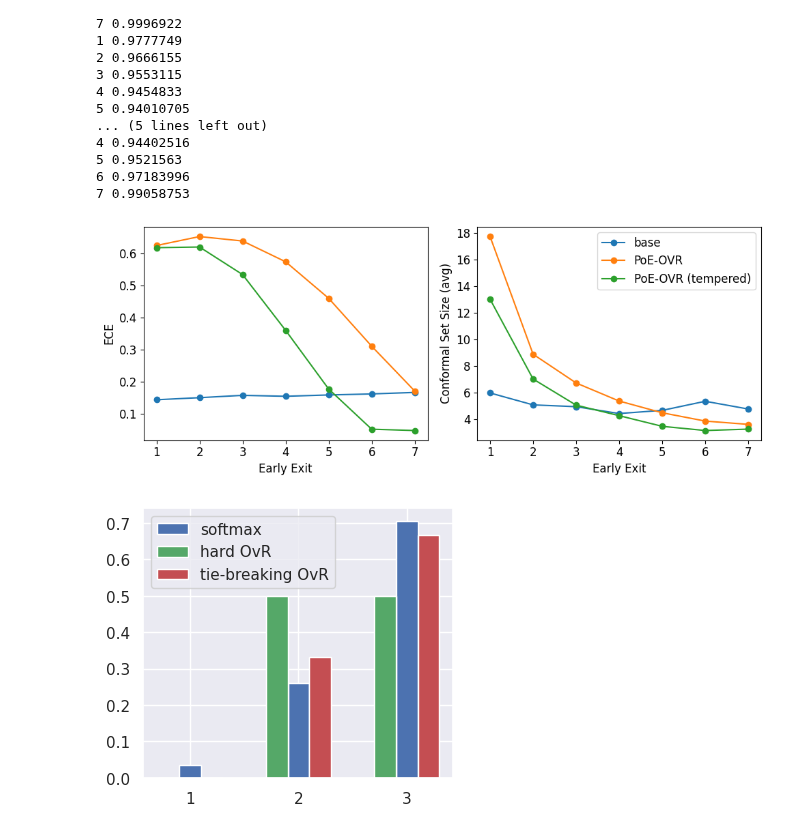
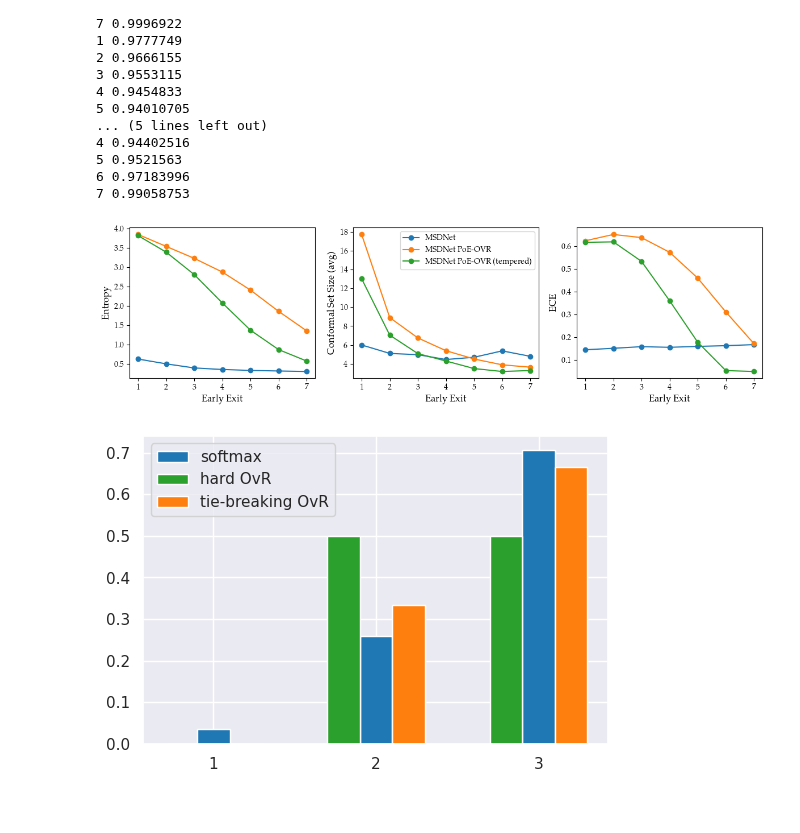
Before and after one commit to metodj/MSDNet-PyTorch, a Jupyter notebook: paper_plots.ipynb, the cells around one changed output. Saved outputs shown, nothing was run; the diff lists cells and outputs as text; code cells hidden in the pictures.

Commit message:
softmax OvR

```diff
--- a/paper_plots.ipynb
+++ b/paper_plots.ipynb
@@ -365,8 +372,8 @@ probs_poe_ovr_break_ties_generalized = torch.tensor(f_probs_ovr_poe_logits_weigh
 preds_poe_ovr_break_ties_generalized = {i: torch.argmax(probs_poe_ovr_break_ties_generalized, dim=2)[i, :] for i in range(L)}
 acc_poe_ovr_break_ties_generalized = [(targets == preds_poe_ovr_break_ties_generalized[i]).sum() / len(targets) for i in range(L)]
 # %%
-FONT_SIZE = 12
-plt.rcParams.update({'font.size': FONT_SIZE})
+# FONT_SIZE = 12
+# plt.rcParams.update({'font.size': FONT_SIZE})
 
 PLOT_TYPE = 'Modal Probability'
 # PLOT_TYPE = 'Ground-Truth Probability'
@@ -385,7 +392,7 @@ elif PLOT_TYPE == 'Ground-Truth Probability':
         probs_i = probs[:, i, targets[i]].cpu()
         ax[0].plot(list(range(1, len(probs_i) + 1)), probs_i, marker='o')
 ax[0].set_xticks(early_exits)
-ax[0].set_title('base')
+ax[0].set_title('MSDNet')
 
 
 ax[1].set_xlabel('Early Exit')
@@ -399,8 +406,9 @@ elif PLOT_TYPE == 'Ground-Truth Probability':
         probs_i = probs[:, i, targets[i]].cpu()
         ax[1].plot(list(range(1, len(probs_i) + 1)), probs_i, marker='o')
 ax[1].set_xticks(early_exits)
-ax[1].set_title('PoE-OVR')
+ax[1].set_title('MSDNet PoE-OVR')
 
+plt.tight_layout()
 plt.savefig(f'figures/figure_3_{PLOT_TYPE}.pdf', dpi=1200)
 plt.show()
 # %% [output]
@@ -475,30 +514,41 @@ sizes_conf_sets_poe_ovr_break_ties_generalized_tempered, _ = conformalize_anytim
 5 0.9521563
 6 0.97183996
 7 0.99058753
+# %%
+entropy_baseline = scipy.stats.entropy(probs.numpy(), axis=2)
+entropy_poe_ovr_break_ties_generalized = scipy.stats.entropy(probs_poe_ovr_break_ties_generalized.numpy(), axis=2)
+entropy_poe_ovr_break_ties_generalized_tempered = scipy.stats.entropy(probs_poe_ovr_break_ties_generalized_tempered.numpy(), axis=2)
 # %%
-FONT_SIZE = 12
-plt.rcParams.update({'font.size': FONT_SIZE})
-fig, ax = plt.subplots(1, 2, figsize=(10, 4))
-for _probs, label in zip([probs, probs_poe_ovr_break_ties_generalized, probs_poe_ovr_break_ties_generalized_tempered], ['base', 'PoE-OVR', 'PoE-OVR (tempered)']):
+# FONT_SIZE = 12
+# plt.rcParams.update({'font.size': FONT_SIZE})
+
+NAMES = ['MSDNet', 'MSDNet PoE-OVR', 'MSDNet PoE-OVR (tempered)']
+fig, ax = plt.subplots(1, 3, figsize=(12, 3.5))
+for _entropy, label in zip([entropy_baseline, entropy_poe_ovr_break_ties_generalized, entropy_poe_ovr_break_ties_generalized_tempered], NAMES):
+    ax[0].plot(list(range(1, L + 1)), _entropy.mean(axis=1), marker='o', label=label)
+ax[0].set_xlabel('Early Exit')
+ax[0].set_ylabel('Entropy')
+
+for _probs, label in zip([probs, probs_poe_ovr_break_ties_generalized, probs_poe_ovr_break_ties_generalized_tempered], NAMES):
     ece = []
     for l in range(L):
         ece.append(ECE(bins=15).measure(_probs[l, :, :].numpy(), targets.numpy()))
-    ax[0].plot(list(range(1, L + 1)), ece, marker='o', label=label)
-ax[0].set_xlabel('Early Exit')
-ax[0].set_ylabel('ECE')
+    ax[2].plot(list(range(1, L + 1)), ece, marker='o', label=label)
+ax[2].set_xlabel('Early Exit')
+ax[2].set_ylabel('ECE')
 
 
-for _sizes, label in zip([sizes_conf_sets, sizes_conf_sets_poe_ovr_break_ties_generalized, sizes_conf_sets_poe_ovr_break_ties_generalized_tempered], ['base', 'PoE-OVR', 'PoE-OVR (tempered)']):
+for _sizes, label in zip([sizes_conf_sets, sizes_conf_sets_poe_ovr_break_ties_generalized, sizes_conf_sets_poe_ovr_break_ties_generalized_tempered], NAMES):
     ax[1].plot(list(range(1, L + 1)), _sizes, marker='o', label=label)
 ax[1].set_xlabel('Early Exit')
 ax[1].set_ylabel('Conformal Set Size (avg)')
 ax[1].legend()
 
 plt.tight_layout()
 plt.savefig(f'figures/figure_4.pdf', dpi=1200)
 plt.show()
 # %% [output]
-[figure, old version]
+[figure, new version]
 # %%
 sns.set_theme()
 # %%
@@ -508,13 +558,13 @@ c = (torch.sigmoid(a).round() / 2).numpy()
 d = torch.tensor([0., 1/3, 2/3])
 x = np.arange(1, 4, 1)
 
-fig, ax = plt.subplots(figsize=(4, 3.5))
-plt.bar(x, b, width=0.2, color='b', align='center', label='softmax')
-plt.bar(x-0.2, c, width=0.2, color='g', align='center', label='hard OvR')
-plt.bar(x+0.2, d, width=0.2, color='r', align='center', label='tie-breaking OvR')
+fig, ax = plt.subplots(figsize=(6, 4))
+plt.bar(x, b, width=0.2, color='tab:blue', align='center', label='softmax')
+plt.bar(x-0.2, c, width=0.2, color='tab:green', align='center', label='hard OvR')
+plt.bar(x+0.2, d, width=0.2, color='tab:orange', align='center', label='tie-breaking OvR')
 plt.xticks(x, [1, 2, 3])
 plt.legend()
 plt.savefig(f'figures/figure_likelihoods.pdf', dpi=1200)
 plt.show()
 # %% [output]
-[figure, old version]
+[figure, new version]
```
Also changed, not shown: parts of 6 cells of this notebook, 1 other file.
